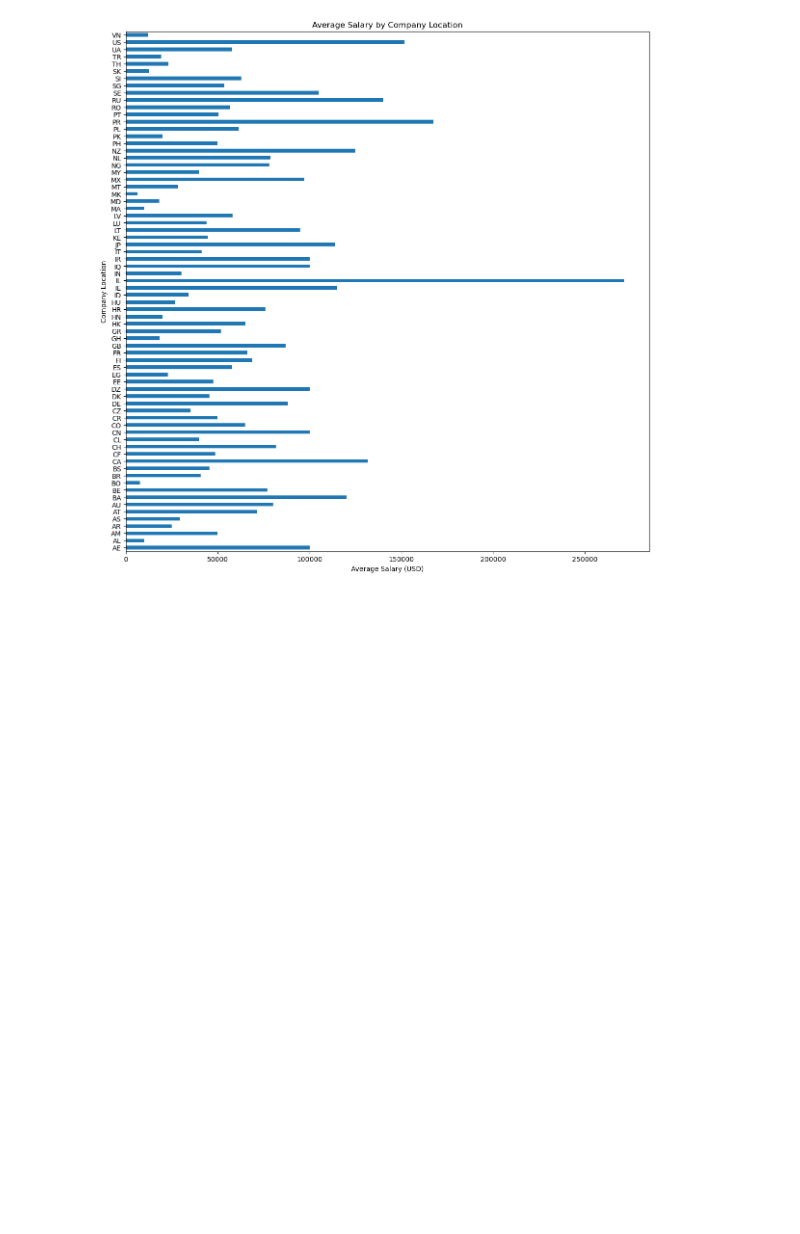
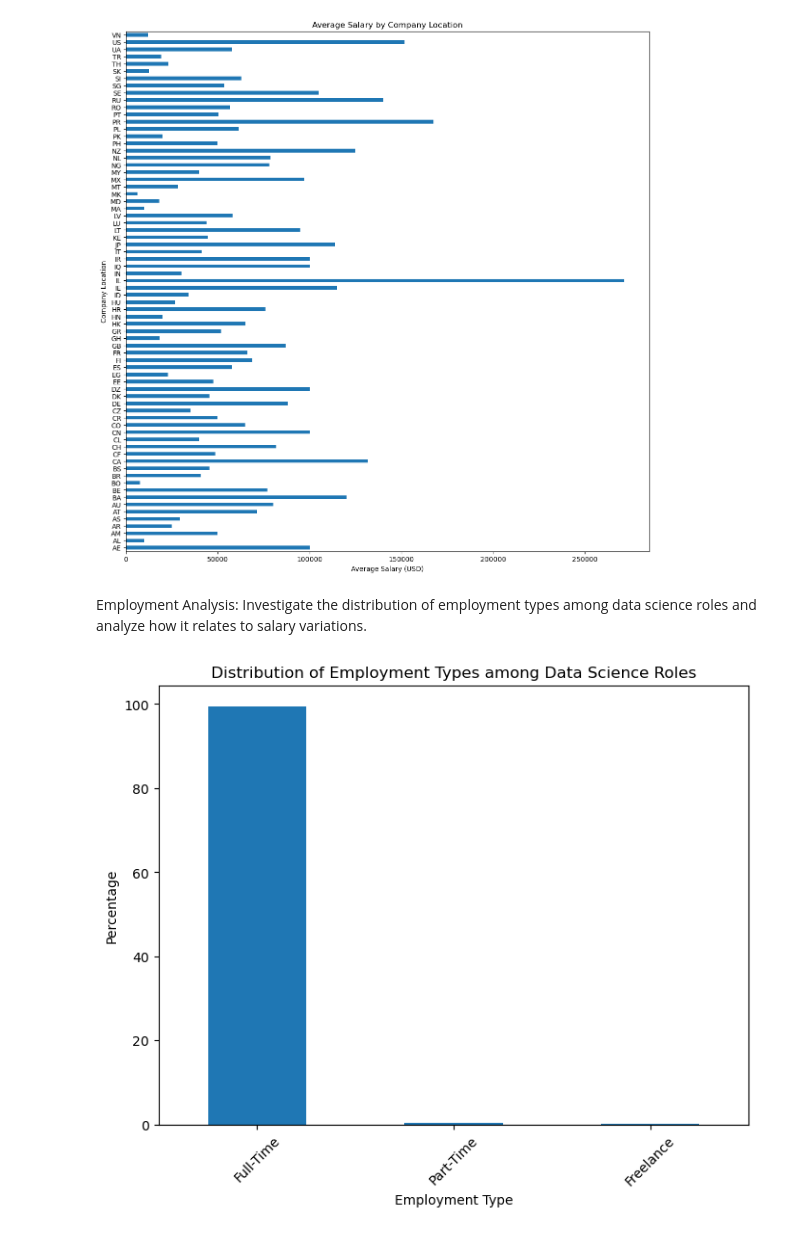
Before and after one commit to georgemcculloch/Data-Science-Salary-Analysis, a Jupyter notebook: data salaries.ipynb, the cells around one changed output. Cells and saved outputs as stored; diff of their text form; code cells hidden in the pictures; blank space fills up the shorter version.

Commit message:
employment analysis + changed abbreviations

```diff
--- a/data salaries.ipynb
+++ b/data salaries.ipynb
@@ -72,6 +72,9 @@ df.head(10)
 | 7 | 2023 | SE | FT | Data Scientist | USD | 219000 | ... |
 | 8 | 2023 | SE | FT | Data Scientist | USD | 141000 | ... |
 | 9 | 2023 | SE | FT | Data Scientist | USD | 147100 | ... |
+# %%
+# replace abbreviations
+df['employment_type'] = df['employment_type'].replace({'FT': 'Full-Time', 'PT': 'Part-Time', 'FL': 'Freelance', 'CT': 'Contract'})
 # %%
 df.isnull().sum()
 # %% [output]
@@ -184,3 +187,18 @@ plt.show()
 # %% [output]
 [figure]
 [figure]
+# %% [markdown]
+Employment Analysis: Investigate the distribution of employment types among data science roles and analyze how it relates to salary variations.
+# %%
+data_science_df = df[df['job_title'] == 'Data Scientist']
+employment_distribution = data_science_df['employment_type'].value_counts(normalize=True) * 100
+
+plt.figure(figsize=(8, 6))
+employment_distribution.plot(kind='bar')
+plt.xlabel('Employment Type')
+plt.ylabel('Percentage')
+plt.title('Distribution of Employment Types among Data Science Roles')
+plt.xticks(rotation = 45)
+plt.show()
+# %% [output]
+[figure, added]
```
Also changed, not shown: parts of 1 cell of this notebook.
